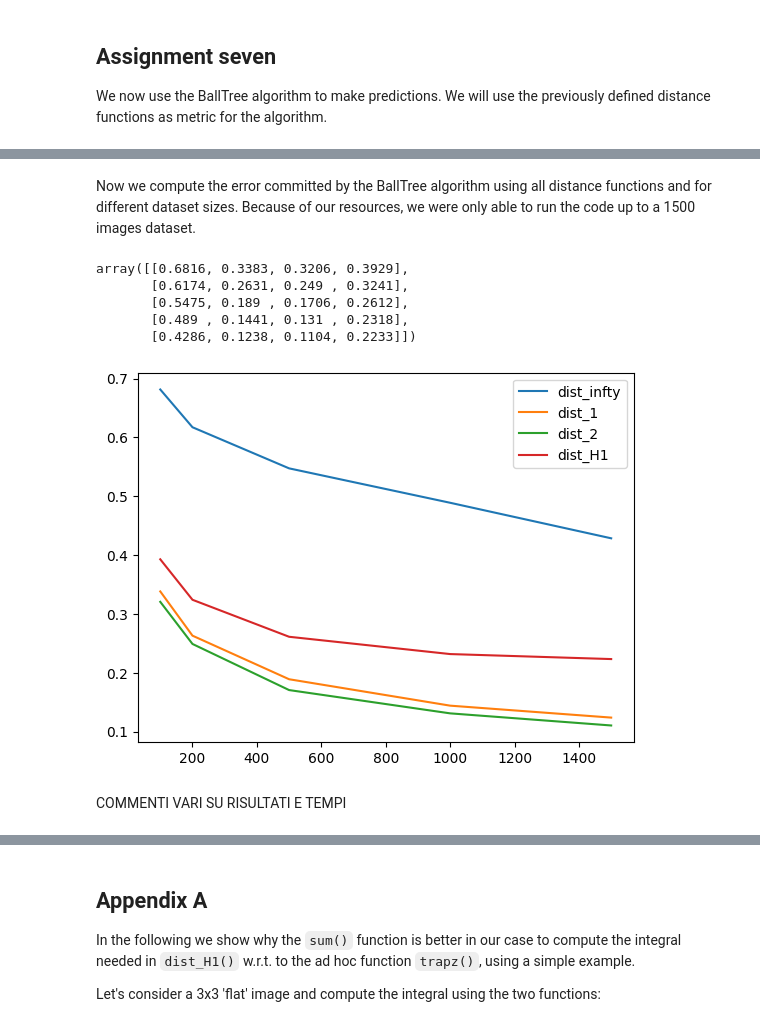
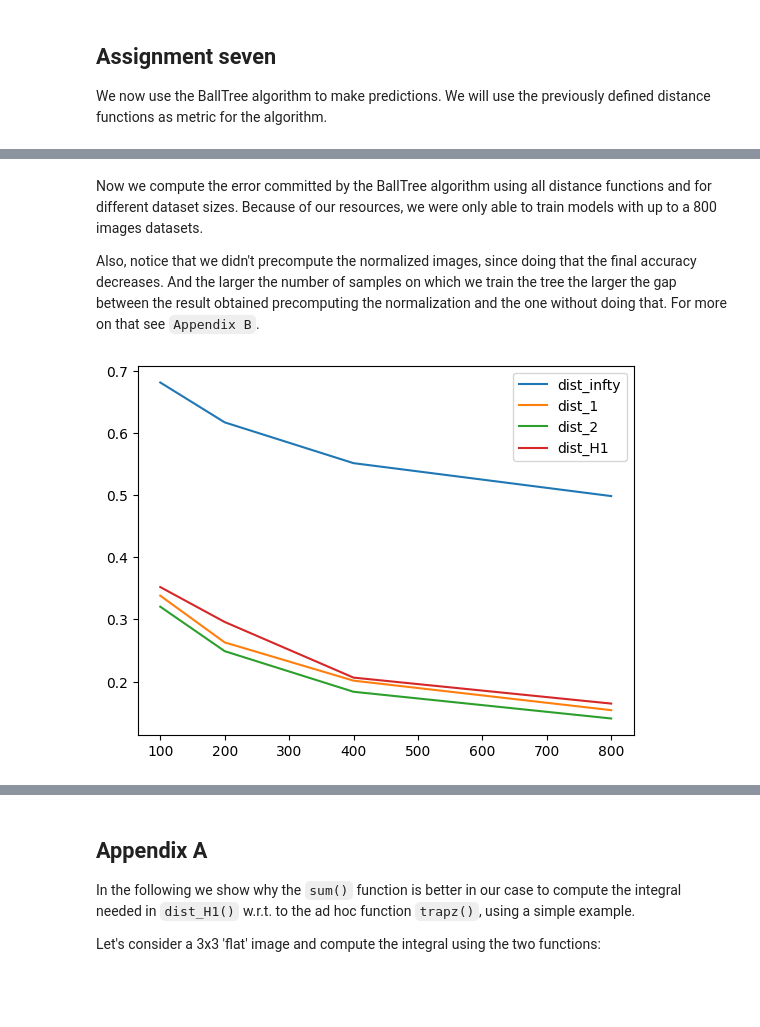
Before and after one commit to TommasoTarchi/NumericalAnalysis-FinalProject, a Jupyter notebook: solution.ipynb, the cells around one changed output, grey strips where cells are left out. Drawn from its saved outputs; the diff is of its cells as text; code cells hidden in the pictures; blank space fills up the shorter version.

```diff
--- a/solution.ipynb
+++ b/solution.ipynb
@@ -278,12 +279,8 @@ def dist_H1(a, b, comp_norm=True):
 
     # normalization (if needed)
     if comp_norm:
-        # integrals
-        a_int = a.sum()
-        b_int = b.sum()
-        # normalized functions
-        a_norm = a / a_int
-        b_norm = b / b_int
+        a_norm = a / a.sum()
+        b_norm = b / b.sum()
     else:
         a_norm = a
         b_norm = b
@@ -390,13 +385,10 @@ comp_error_bt(tree_test)
 # %% [markdown]
-Now we compute the error committed by the BallTree algorithm using all distance functions and for different dataset sizes. Because of our resources, we were only able to run the code up to a 1500 images dataset.
+Now we compute the error committed by the BallTree algorithm using all distance functions and for different dataset sizes. Because of our resources, we were only able to train models with up to a 800 images datasets.
+
+Also, notice that we didn't precompute the normalized images, since doing that the final accuracy decreases. And the larger the number of samples on which we train the tree the larger the gap between the result obtained precomputing the normalization and the one without doing that. For more on that see `Appendix B`.
 # %%
-N_test_bt = (100, 200, 500, 1000)
-error_bt = np.empty((len(N_test_bt), 5))   # each row a different N and each column a different distance
-
-# first we need to compute the nornmalized images for the H1 distance
-norm_x = np.empty((N_test_bt[-1], width))
-for i in range(norm_x.shape[0]):
-    norm_x[i] = x_train_reshaped[i] / x_train_reshaped[i].sum()
+N_test_bt = (100, 200, 400, 800)
+error_bt = np.empty((len(N_test_bt), 4))   # each row a different N and each column a different distance
 
 for i in range(len(N_test_bt)):
     tree = skn.BallTree(x_train_reshaped[:N_test_bt[i], :], metric=dist_infty)
@@ -408,29 +400,15 @@ for i in range(len(N_test_bt)):
     tree = skn.BallTree(x_train_reshaped[:N_test_bt[i], :], metric=dist_2)
     error_bt[i, 2] = comp_error_bt(tree)
 for i in range(len(N_test_bt)):
-    tree = skn.BallTree(x_train_reshaped[:N_test_bt[i], :], metric=dist_H1, comp_norm=True)
+    tree = skn.BallTree(x_train_reshaped[:N_test_bt[i], :], metric=dist_H1)
     error_bt[i, 3] = comp_error_bt(tree)
-for i in range(len(N_test_bt)):
-    tree = skn.BallTree(norm_x[:N_test_bt[i], :], metric=dist_H1, comp_norm=False)
-    error_bt[i, 4] = comp_error_bt(tree)
-# %%
-display(error_bt)
-# %% [output]
-array([[0.6816, 0.3383, 0.3206, 0.3929],
-       [0.6174, 0.2631, 0.249 , 0.3241],
-       [0.5475, 0.189 , 0.1706, 0.2612],
-       [0.489 , 0.1441, 0.131 , 0.2318],
-       [0.4286, 0.1238, 0.1104, 0.2233]])
 # %%
 # plot of the error for the four distances as function of N
 plt.plot(N_test_bt, error_bt[:, 0], label='dist_infty')
 plt.plot(N_test_bt, error_bt[:, 1], label='dist_1')
 plt.plot(N_test_bt, error_bt[:, 2], label='dist_2')
 plt.plot(N_test_bt, error_bt[:, 3], label='dist_H1')
-plt.plot(N_test_bt, error_bt[:, 4], label='dist_H1_precomputed')
 leg = plt.legend(loc='upper right')
 plt.show()
 # %% [output]
-[figure, old version]
+[figure, new version]
-# %% [markdown]
-COMMENTI VARI SU RISULTATI E TEMPI
```
Also changed, not shown: parts of 36 cells of this notebook, 1 other file.
